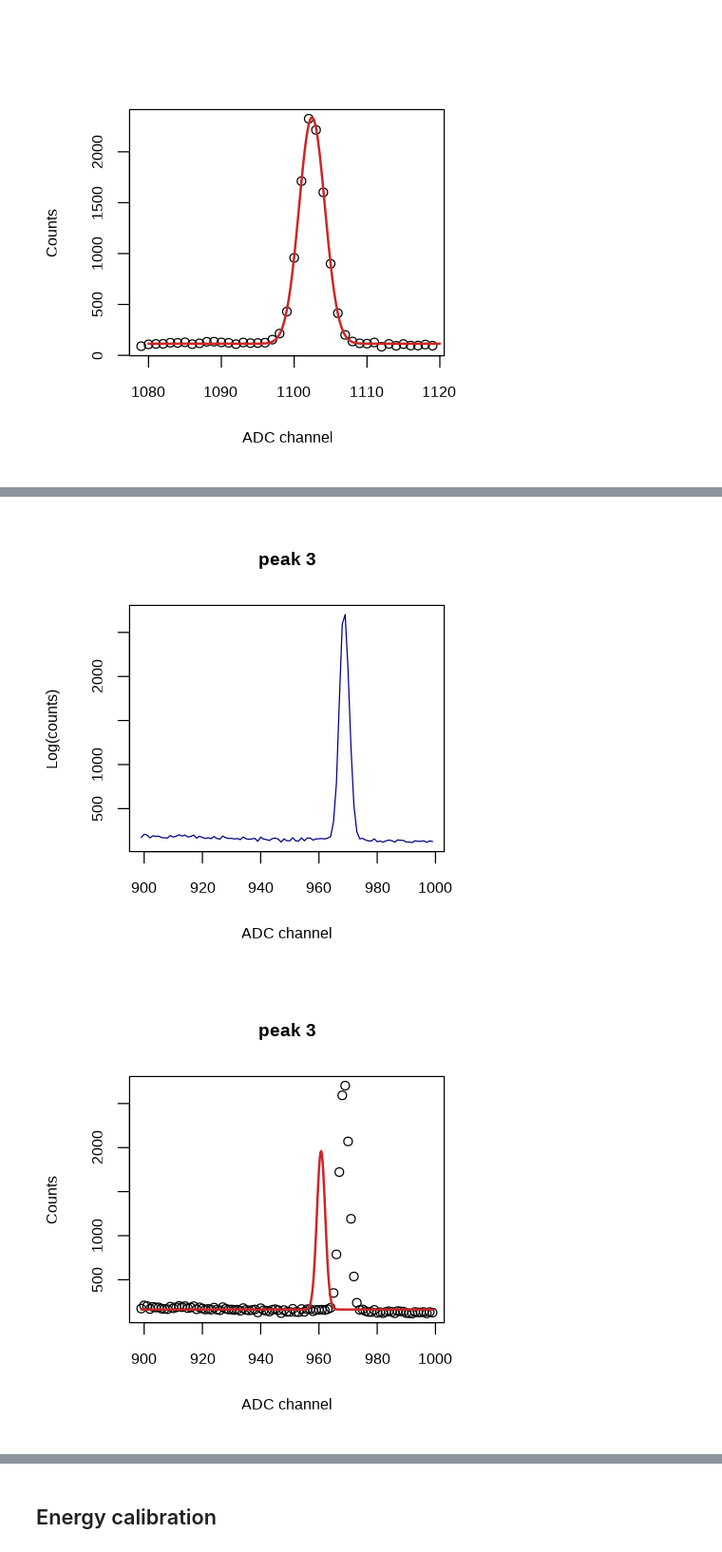
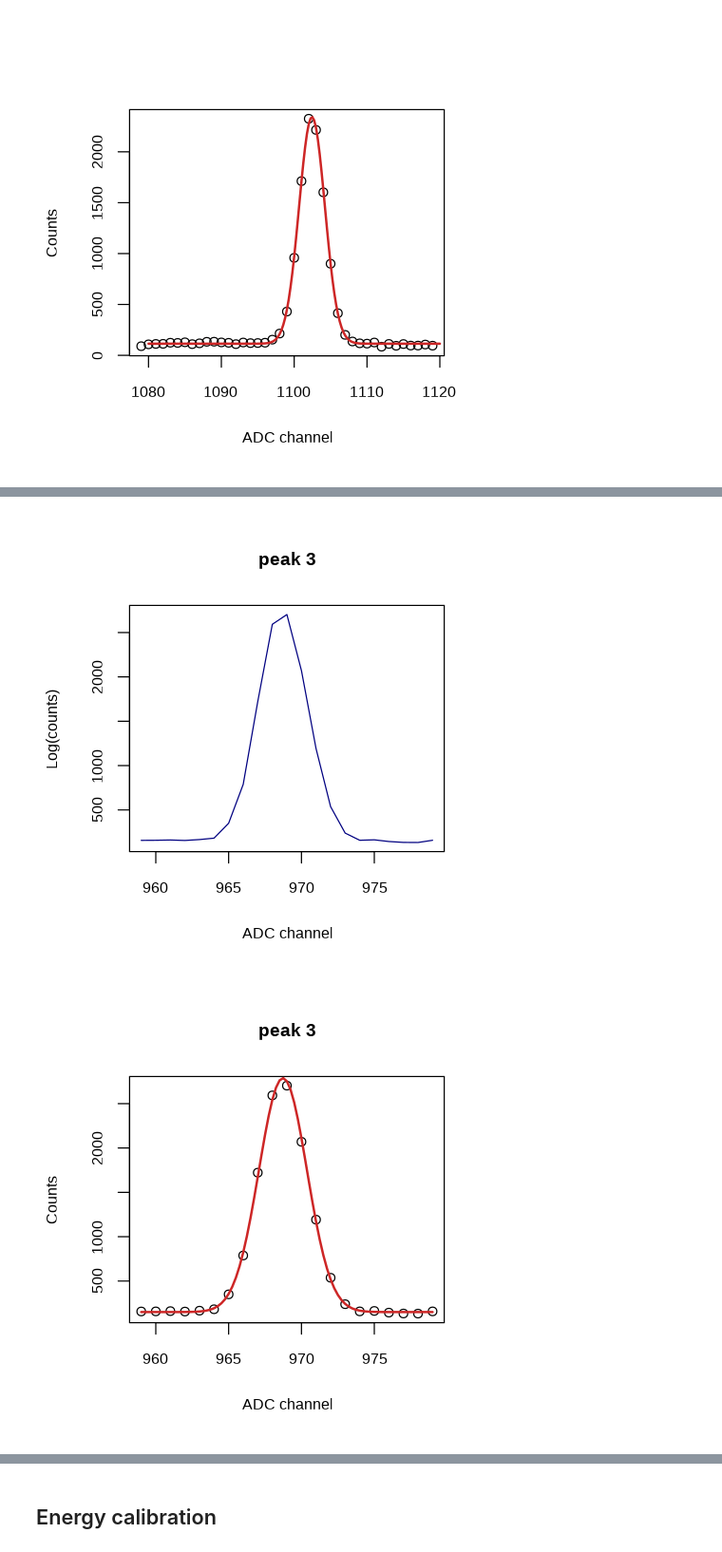
Before and after one commit to jtfreitas/AdSt_project, a Jupyter notebook: Hilario.ipynb, the cells around one changed output, grey strips where cells are left out. Shown at 95% size. Saved outputs shown, nothing was run; the diff lists cells and outputs as text; code cells hidden in the pictures.

```diff
--- a/Hilario.ipynb
+++ b/Hilario.ipynb
@@ -348,8 +350,8 @@ t2$x <- data$Ch[530:560]
 t2$y <- data$counts[530:560]
 
 t3 <- NULL
-t3$x <- data$Ch[900:1000]
-t3$y <- data$counts[900:1000]
+t3$x <- data$Ch[960:980]
+t3$y <- data$counts[960:980]
 
 t4 <- NULL
 t4$x <- data$Ch[1080:1120]
@@ -359,6 +361,9 @@ t4$y <- data$counts[1080:1120]
 peaks <-list(t1,t2,t3,t4)
 # %%
 i=1
+chains <-c()
+x0_mean <-c()
+x0_std <-c()
 for (pk in peaks){
 
 #Plot of the choosen peak
@@ -389,14 +394,14 @@ cat("model{
     # Priors for  A, B, x0, w
 
     A ~ dunif(",A.min,",",A.max,")
-    B ~ dunif(",B.min,",",B.max*1.5,")
+    B ~ dunif(",B.min,",",B.max*2,")
 
     x0 ~ dunif(",x0.min,",",x0.max,")
     w ~ dunif(1,10)
 
-}", file=paste("Models/test",i,".bug",sep=""))
+}", file=paste("Models/model_peak_",i,".bug",sep=""))
 
-model <- paste("Models/test",i,".bug",sep="")
+model <- paste("Models/model_peak_",i,".bug",sep="")
 
 
 #If multiple chains are run, each of them need to be initialized
@@ -405,8 +410,8 @@ init$B  <- B.max;   init$w  <- 5; init$x0 <- (x0.max-x0.min)/2 + x0.min
 
 #To have absolute control we also set the seed for and random number generator for each chain
 init <- list(c(init,.RNG.seed  = 3712,.RNG.name = "base::Wichmann-Hill"),
-             c(init,.RNG.seed  = 3713,.RNG.name = "base::Wichmann-Hill"),
-             c(init,.RNG.seed  = 3714,.RNG.name = "base::Wichmann-Hill"))
+             c(init,.RNG.seed  = 4021,.RNG.name = "base::Wichmann-Hill"),
+             c(init,.RNG.seed  = 1532,.RNG.name = "base::Wichmann-Hill"))
 
 
 chain_number <- 3
@@ -425,7 +430,7 @@ jm <- jags.model(model,
 update(jm, burnin)
 
 chain <- coda.samples(jm, c("A","B","w","x0"), n.iter=iterations,thin=thining)
-
+chains <- append(chains,list(chain))
 
 #Generate the chain and posterior plots
 options(repr.plot.width = 10, repr.plot.height = 10)
@@ -437,6 +442,9 @@ A  <- summary(chain)$statistics[1]
 B  <- summary(chain)$statistics[2]
 w  <- summary(chain)$statistics[3]
 x0  <- summary(chain)$statistics[4]
+x0_mean <- c(x0_mean,x0)
+x0_std <- c(x0_std,summary(chain)$statistics[4,2])
+
 x <- seq(x0.min,x0.max,0.25)
 f <-(A*exp((-(x-x0)^2)/(2*w^2))+B)
 
@@ -507,5 +515,5 @@ x0 944.327 944.884  968.72  968.733  968.759
-[figure, old version]
+[figure, new version]
-[figure, old version]
+[figure, new version]
 [1] "peak 4"
 
 Iterations = 2010:12000
```
Also changed, not shown: parts of 20 cells of this notebook, 7 other files.
